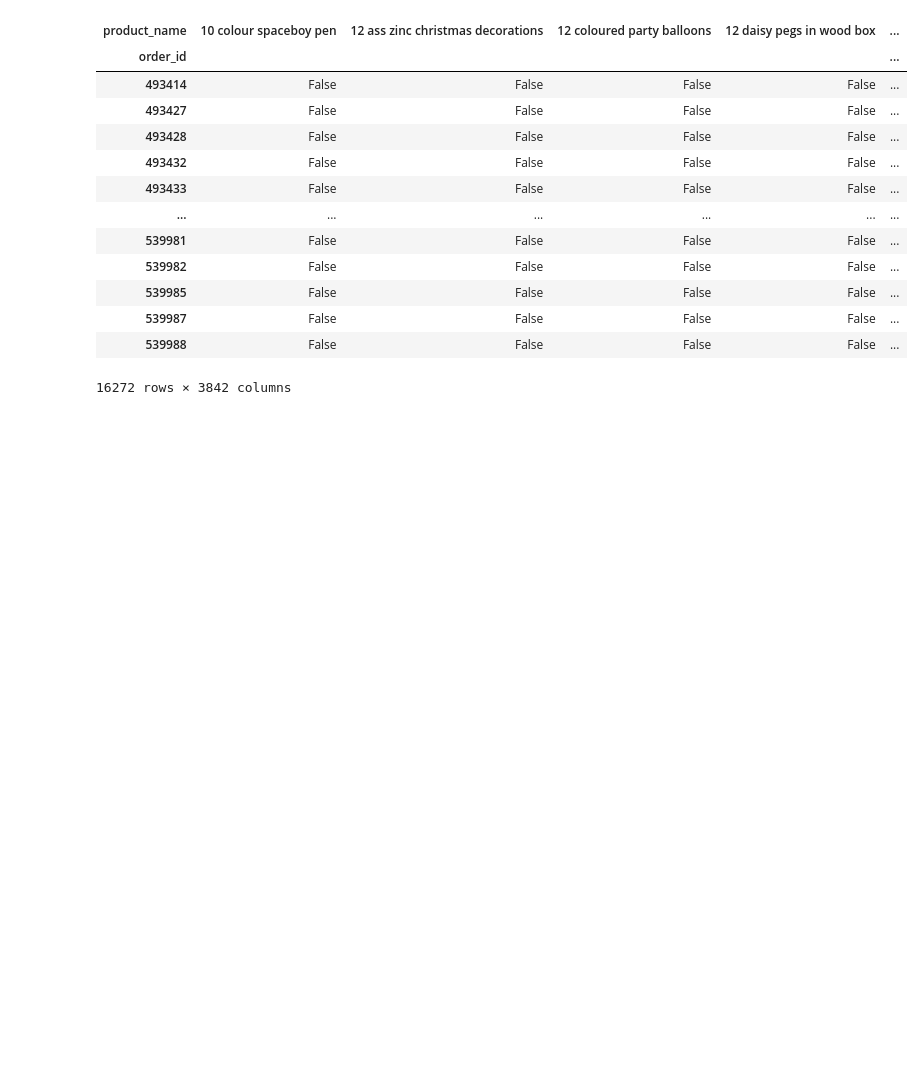
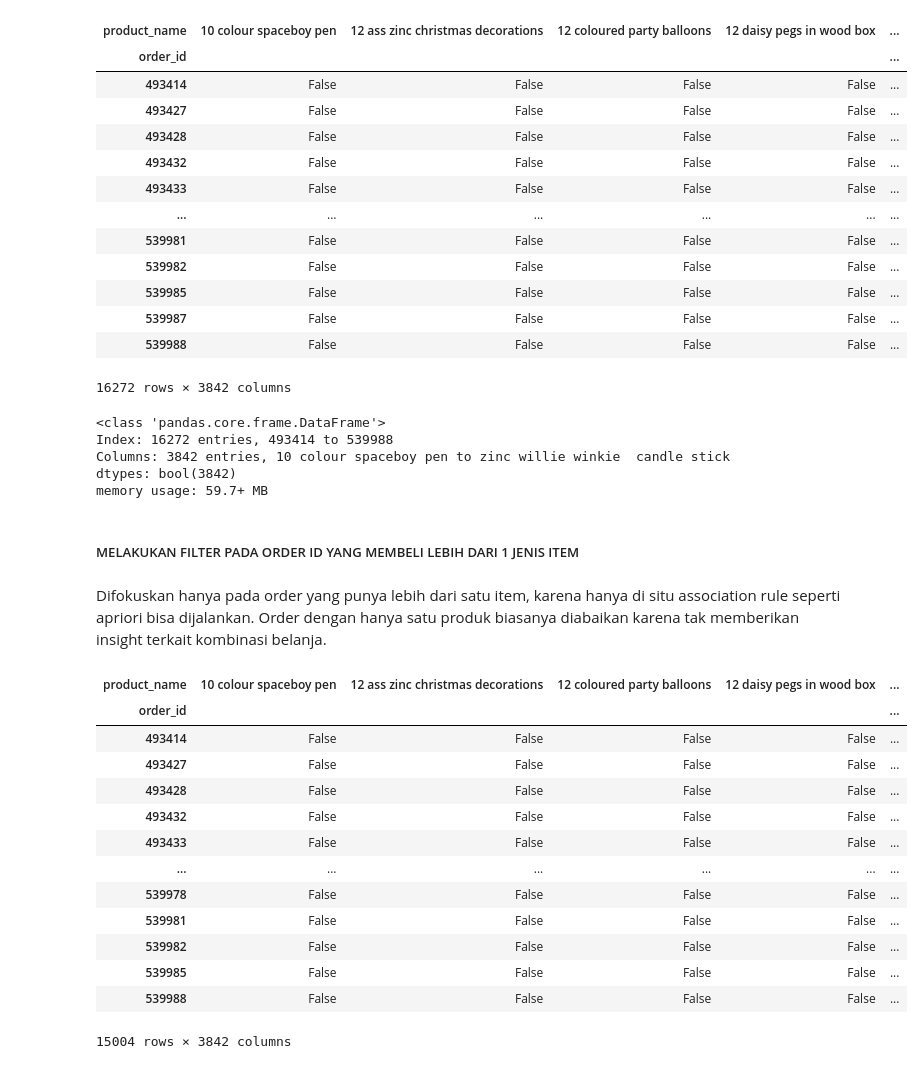
Before and after one commit to putrieltarie/portofolio, a Jupyter notebook: Python Project/apriori.ipynb, the cells around one changed output. Drawn from its saved outputs; the diff is of its cells as text; code cells hidden in the pictures; blank space fills up the shorter version.

Commit message:
MELAKUKAN FILTER PADA ORDER ID YANG MEMBELI LEBIH DARI 1 JENIS ITEM

```diff
--- a/Python Project/apriori.ipynb
+++ b/Python Project/apriori.ipynb
@@ -156,3 +156,33 @@ basket_encode
 | 539987 | False | False | False | False | ... |
 | 539988 | False | False | False | False | ... |
 16272 rows × 3842 columns
+# %%
+basket_encode.info()
+# %% [output]
+<class 'pandas.core.frame.DataFrame'>
+Index: 16272 entries, 493414 to 539988
+Columns: 3842 entries, 10 colour spaceboy pen to zinc willie winkie  candle stick
+dtypes: bool(3842)
+memory usage: 59.7+ MB
+# %% [markdown]
+##### MELAKUKAN FILTER PADA ORDER ID YANG MEMBELI LEBIH DARI 1 JENIS ITEM
+# %% [markdown]
+Difokuskan hanya pada order yang punya lebih dari satu item, karena hanya di situ association rule seperti apriori bisa dijalankan. Order dengan hanya satu produk biasanya diabaikan karena tak memberikan insight terkait kombinasi belanja.
+# %%
+basket_filter = basket_encode[(basket_encode>0).sum(axis=1)>1]
+basket_filter
+# %% [output]
+| product_name | 10 colour spaceboy pen | 12 ass zinc christmas decorations | 12 coloured party balloons | 12 daisy pegs in wood box | ... |
+| order_id |  |  |  |  | ... |
+| 493414 | False | False | False | False | ... |
+| 493427 | False | False | False | False | ... |
+| 493428 | False | False | False | False | ... |
+| 493432 | False | False | False | False | ... |
+| 493433 | False | False | False | False | ... |
+| ... | ... | ... | ... | ... | ... |
+| 539978 | False | False | False | False | ... |
+| 539981 | False | False | False | False | ... |
+| 539982 | False | False | False | False | ... |
+| 539985 | False | False | False | False | ... |
+| 539988 | False | False | False | False | ... |
+15004 rows × 3842 columns
```
